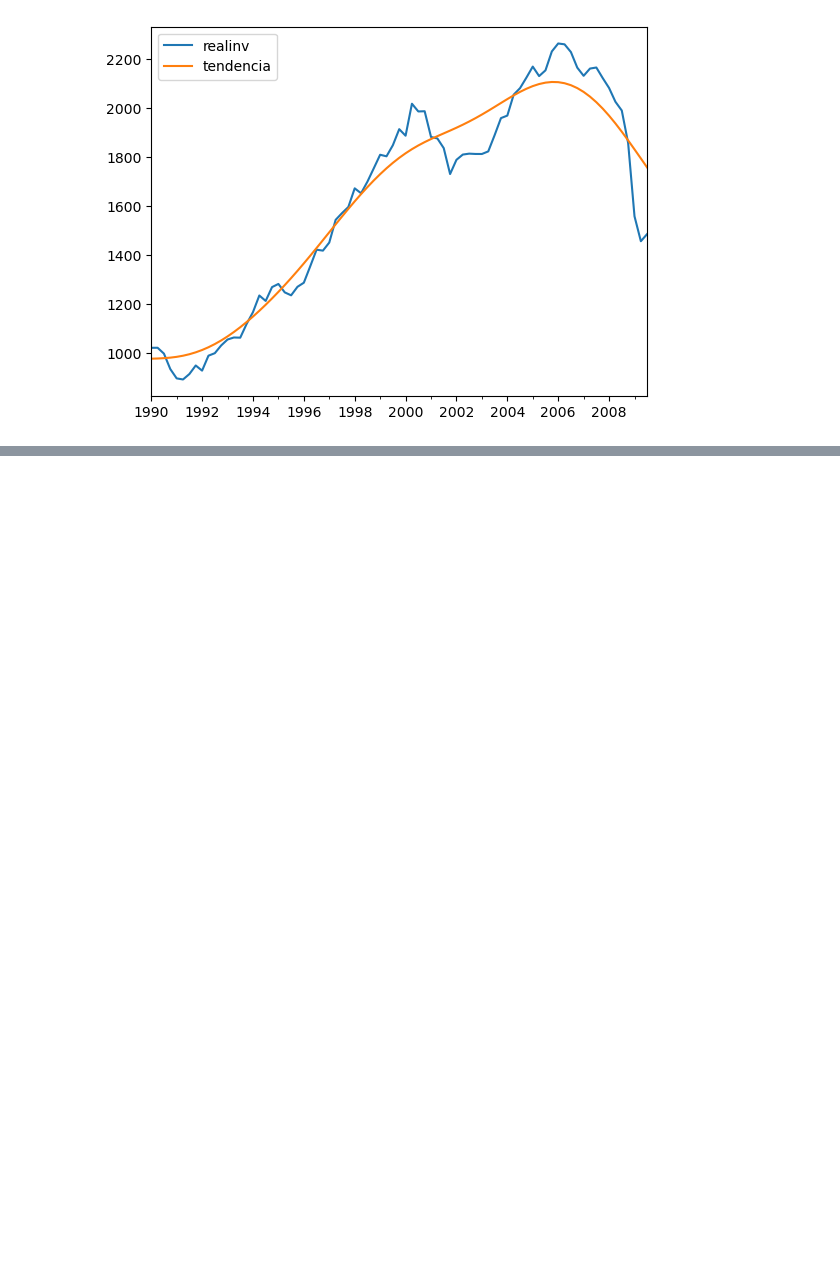
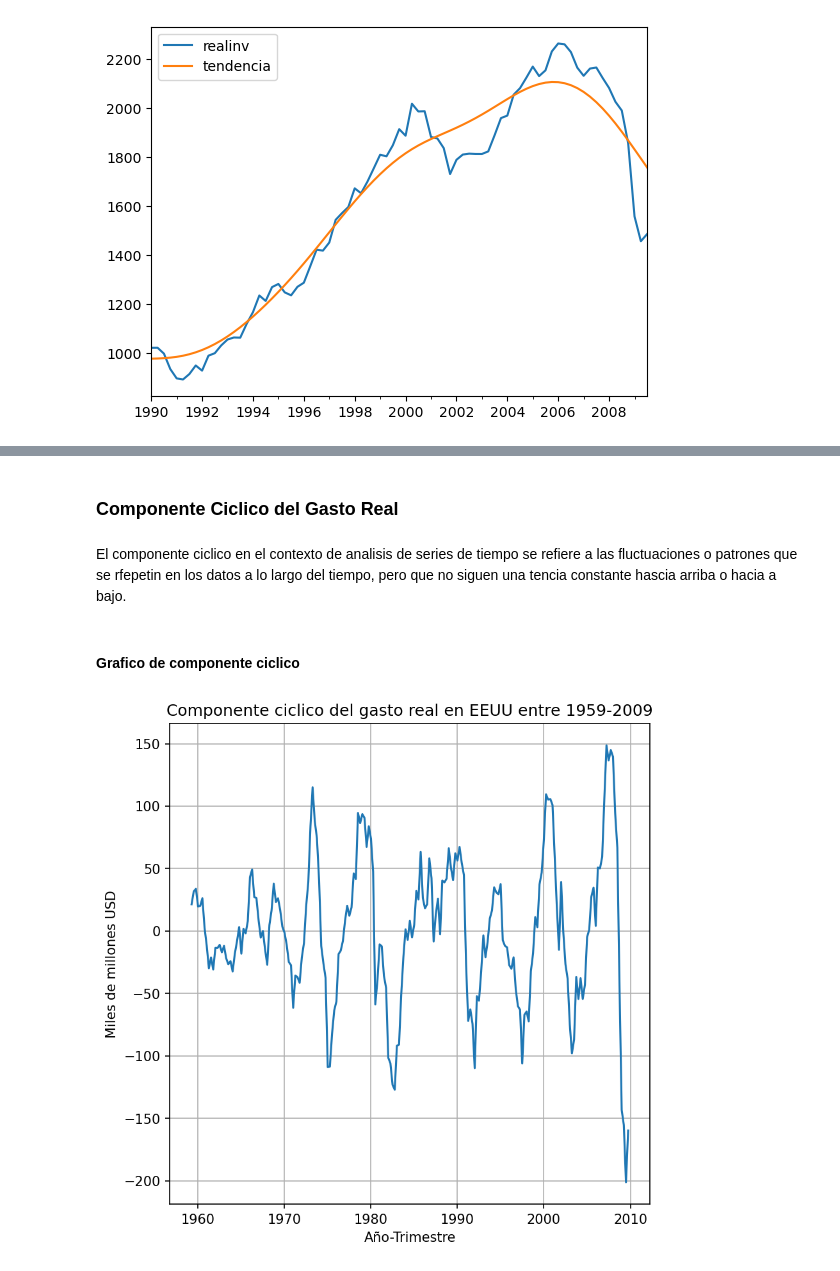
Before and after one commit to dparedes616/Series-de-Tiempo, a Jupyter notebook: statsmodels.ipynb, the cells around one changed output, grey strips where cells are left out. Drawn from its saved outputs; the diff is of its cells as text; code cells hidden in the pictures; blank space fills up the shorter version.

```diff
--- a/statsmodels.ipynb
+++ b/statsmodels.ipynb
@@ -137,0 +180,17 @@ data[["realinv","tendencia"]]["1990-01-31":].plot()
+# %% [markdown]
+### Componente Ciclico del Gasto Real
+# %% [markdown]
+El componente ciclico en el contexto de analisis de series de tiempo se refiere a las fluctuaciones o patrones que se rfepetin en los datos a lo largo del tiempo, pero que no siguen una tencia constante hascia arriba o hacia a bajo.
+# %% [markdown]
+#### Grafico de componente ciclico
+# %%
+grafico_5 = plt.figure(figsize=(5,5), dpi=150)
+ax = grafico_5.add_axes([0,0,1,1])
+ax.plot(realiv_ciclo_cons)
+ax.set_title("Componente ciclico del gasto real en EEUU entre 1959-2009")
+ax.set_xlabel("Año-Trimestre")
+ax.set_ylabel("Miles de millones USD")
+ax.grid(True)
+plt.show()
+# %% [output]
+[figure, added]
```
Also changed, not shown: parts of 6 cells of this notebook, 1 other file.
